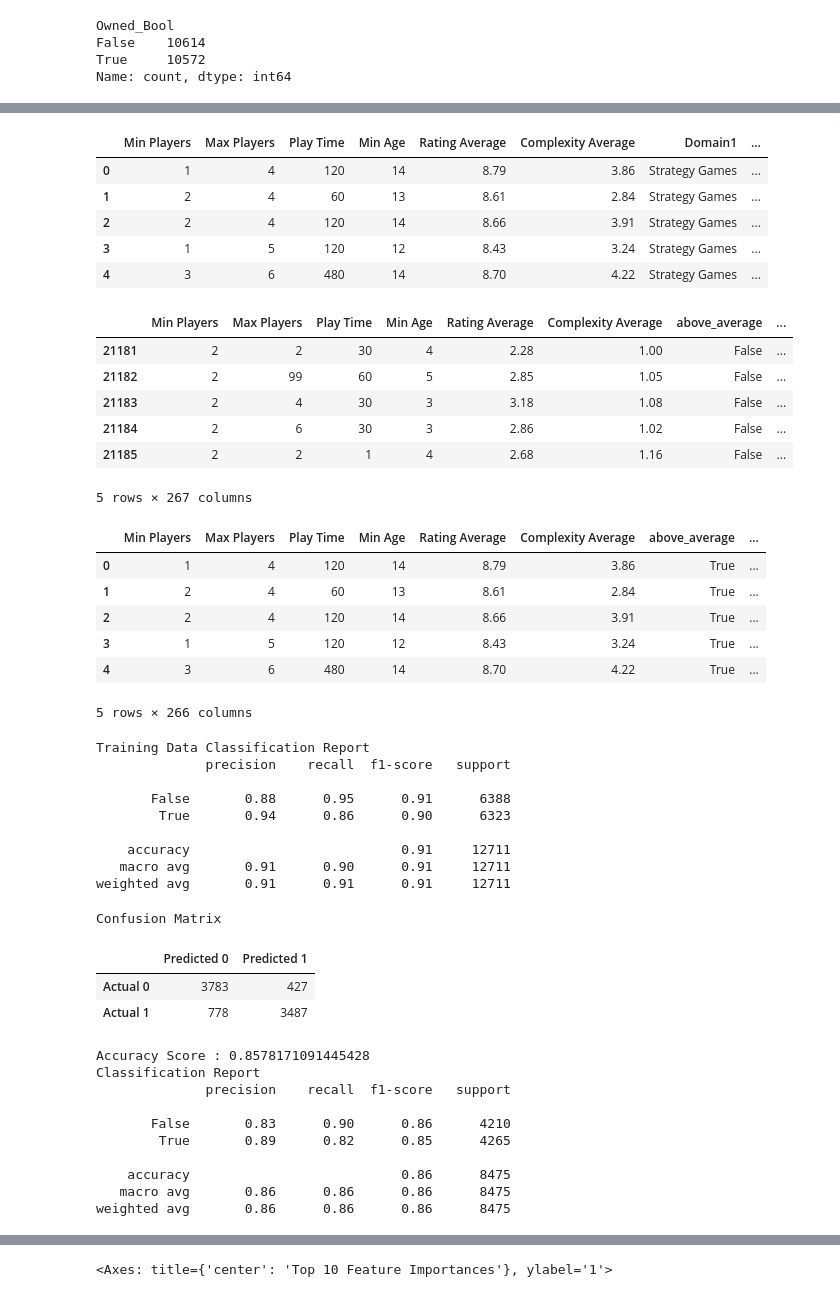
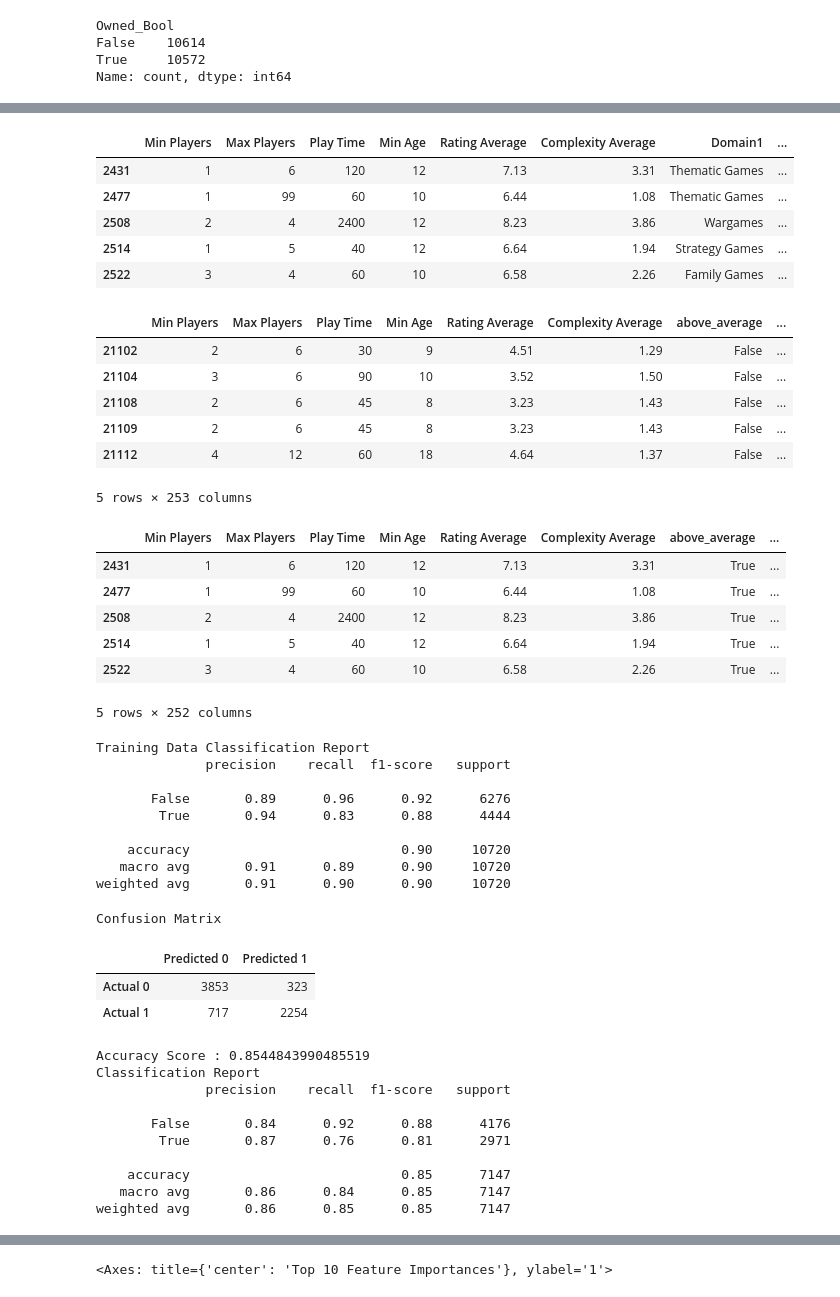
Before and after one commit to jkspiva/Final-Project-Group3, a Jupyter notebook: Jeff/Owned_Model_2.ipynb, the cells around one changed output, grey strips where cells are left out. Saved outputs shown, nothing was run; the diff lists cells and outputs as text; code cells hidden in the pictures.

```diff
--- a/Jeff/Owned_Model_2.ipynb
+++ b/Jeff/Owned_Model_2.ipynb
@@ -74,0 +87,3 @@ Name: count, dtype: int64
+# %%
+df_owned = df_merged[df_merged['Bayesian Average'].between(5.27, 5.91)]
+df_owned.info()
@@ -74,0 +108,3 @@ Name: count, dtype: int64
+# %%
+df_owned = df_owned[df_owned['Price'] <= 150]
+df_owned.info()
@@ -75,36 +129,36 @@ Name: count, dtype: int64
 # %%
-df_owned = df_merged.drop(columns=['Owned Users', 'Name', 'Year Offset', 'Owned_Per_Year', 'Users Rated', 'Owned_Bool'])
+df_owned = df_owned.drop(columns=['Owned Users', 'Name', 'Year Offset', 'Owned_Per_Year', 'Users Rated', 'Owned_Bool'])
 df_owned.head()
 # %% [output]
 |  | Min Players | Max Players | Play Time | Min Age | Rating Average | Complexity Average | Domain1 | ... |
-| 0 | 1 | 4 | 120 | 14 | 8.79 | 3.86 | Strategy Games | ... |
-| 1 | 2 | 4 | 60 | 13 | 8.61 | 2.84 | Strategy Games | ... |
-| 2 | 2 | 4 | 120 | 14 | 8.66 | 3.91 | Strategy Games | ... |
-| 3 | 1 | 5 | 120 | 12 | 8.43 | 3.24 | Strategy Games | ... |
-| 4 | 3 | 6 | 480 | 14 | 8.70 | 4.22 | Strategy Games | ... |
+| 2431 | 1 | 6 | 120 | 12 | 7.13 | 3.31 | Thematic Games | ... |
+| 2477 | 1 | 99 | 60 | 10 | 6.44 | 1.08 | Thematic Games | ... |
+| 2508 | 2 | 4 | 2400 | 12 | 8.23 | 3.86 | Wargames | ... |
+| 2514 | 1 | 5 | 40 | 12 | 6.64 | 1.94 | Strategy Games | ... |
+| 2522 | 3 | 4 | 60 | 10 | 6.58 | 2.26 | Family Games | ... |
 # %%
 df_owned = pd.get_dummies(df_owned, columns=['Most Notable Genre', 'Most Notable Mechanic', 'Domain1'])
 df_owned.tail()
 # %% [output]
 |  | Min Players | Max Players | Play Time | Min Age | Rating Average | Complexity Average | above_average | ... |
-| 21181 | 2 | 2 | 30 | 4 | 2.28 | 1.00 | False | ... |
-| 21182 | 2 | 99 | 60 | 5 | 2.85 | 1.05 | False | ... |
-| 21183 | 2 | 4 | 30 | 3 | 3.18 | 1.08 | False | ... |
-| 21184 | 2 | 6 | 30 | 3 | 2.86 | 1.02 | False | ... |
-| 21185 | 2 | 2 | 1 | 4 | 2.68 | 1.16 | False | ... |
+| 21102 | 2 | 6 | 30 | 9 | 4.51 | 1.29 | False | ... |
+| 21104 | 3 | 6 | 90 | 10 | 3.52 | 1.50 | False | ... |
+| 21108 | 2 | 6 | 45 | 8 | 3.23 | 1.43 | False | ... |
+| 21109 | 2 | 6 | 45 | 8 | 3.23 | 1.43 | False | ... |
+| 21112 | 4 | 12 | 60 | 18 | 4.64 | 1.37 | False | ... |
-5 rows × 267 columns
+5 rows × 253 columns
 # %%
 X = df_owned.copy()
 X.drop('perYear_Bool', axis=1, inplace=True)
 X.head()
 # %% [output]
 |  | Min Players | Max Players | Play Time | Min Age | Rating Average | Complexity Average | above_average | ... |
-| 0 | 1 | 4 | 120 | 14 | 8.79 | 3.86 | True | ... |
-| 1 | 2 | 4 | 60 | 13 | 8.61 | 2.84 | True | ... |
-| 2 | 2 | 4 | 120 | 14 | 8.66 | 3.91 | True | ... |
-| 3 | 1 | 5 | 120 | 12 | 8.43 | 3.24 | True | ... |
-| 4 | 3 | 6 | 480 | 14 | 8.70 | 4.22 | True | ... |
+| 2431 | 1 | 6 | 120 | 12 | 7.13 | 3.31 | True | ... |
+| 2477 | 1 | 99 | 60 | 10 | 6.44 | 1.08 | True | ... |
+| 2508 | 2 | 4 | 2400 | 12 | 8.23 | 3.86 | True | ... |
+| 2514 | 1 | 5 | 40 | 12 | 6.64 | 1.94 | True | ... |
+| 2522 | 3 | 4 | 60 | 10 | 6.58 | 2.26 | True | ... |
-5 rows × 266 columns
+5 rows × 252 columns
 # %%
 y = df_owned['perYear_Bool']
 # %%
@@ -137,12 +191,12 @@ print(classification_report(y_train, train_predictions))
 Training Data Classification Report
               precision    recall  f1-score   support
 
-       False       0.88      0.95      0.91      6388
-        True       0.94      0.86      0.90      6323
+       False       0.89      0.96      0.92      6276
+        True       0.94      0.83      0.88      4444
 
-    accuracy                           0.91     12711
-   macro avg       0.91      0.90      0.91     12711
-weighted avg       0.91      0.91      0.91     12711
+    accuracy                           0.90     10720
+   macro avg       0.91      0.89      0.90     10720
+weighted avg       0.91      0.90      0.90     10720
 # %%
 predictions = rf_model.predict(X_test_scaled)
 # %%
@@ -167,18 +221,18 @@ print(classification_report(y_test, predictions))
 # %% [output]
 Confusion Matrix
 |  | Predicted 0 | Predicted 1 |
-| Actual 0 | 3783 | 427 |
-| Actual 1 | 778 | 3487 |
+| Actual 0 | 3853 | 323 |
+| Actual 1 | 717 | 2254 |
-Accuracy Score : 0.8578171091445428
+Accuracy Score : 0.8544843990485519
 Classification Report
               precision    recall  f1-score   support
 
-       False       0.83      0.90      0.86      4210
-        True       0.89      0.82      0.85      4265
+       False       0.84      0.92      0.88      4176
+        True       0.87      0.76      0.81      2971
 
-    accuracy                           0.86      8475
-   macro avg       0.86      0.86      0.86      8475
-weighted avg       0.86      0.86      0.86      8475
+    accuracy                           0.85      7147
+   macro avg       0.86      0.84      0.85      7147
+weighted avg       0.86      0.85      0.85      7147
 # %%
 # Zip feature importances with column names, sort by importance in descending order, and then select top 10
 top_10_features = sorted(zip(rf_model.feature_importances_, X.columns), reverse=True)[:10]
```
Also changed, not shown: parts of 4 cells of this notebook.
